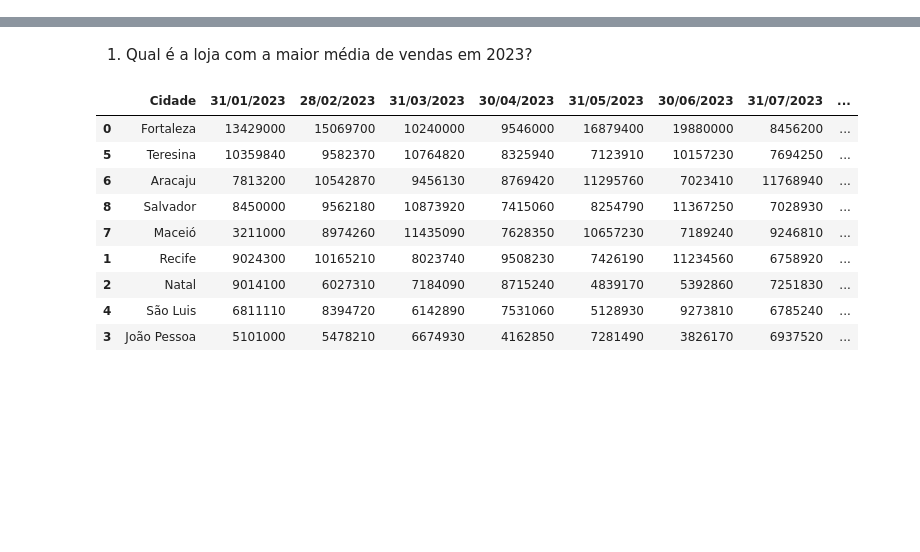
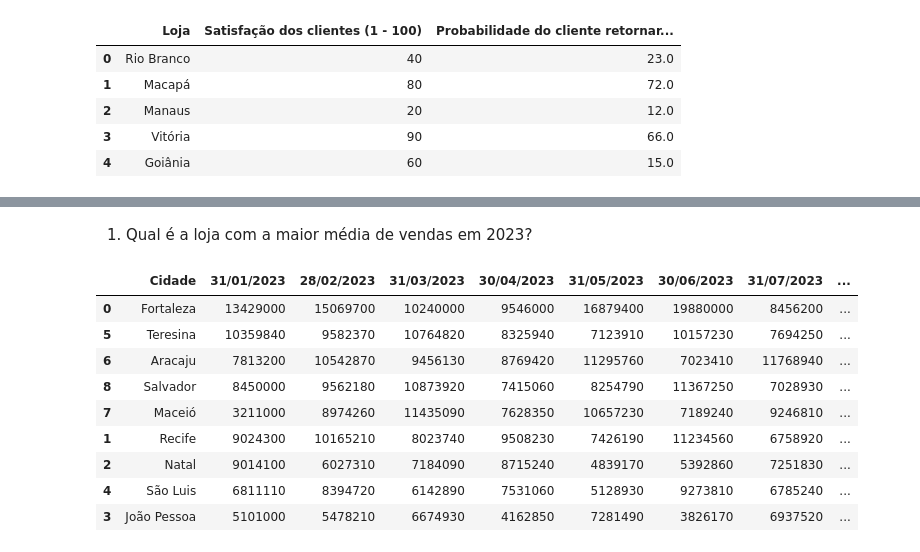
Before and after one commit to NiEl0503/SimuladorNivel1, a Jupyter notebook: Simulador1.ipynb, the cells around one changed output, grey strips where cells are left out. Cells and saved outputs as stored; diff of their text form; code cells hidden in the pictures; blank space fills up the shorter version.

```diff
--- a/Simulador1.ipynb
+++ b/Simulador1.ipynb
@@ -16,0 +27,10 @@ vendas_2023 = pd.read_excel('/content/Vendas de 2023.xlsx')
+# %%
+# Revendo o df satisfacao_cliente
+satisfacao_cliente.head()
+# %% [output]
+|  | Loja | Satisfação dos clientes (1 - 100) | Probabilidade do cliente retornar... |
+| 0 | Rio Branco | 40 | 23.0 |
+| 1 | Macapá | 80 | 72.0 |
+| 2 | Manaus | 20 | 12.0 |
+| 3 | Vitória | 90 | 66.0 |
+| 4 | Goiânia | 60 | 15.0 |
```
Also changed, not shown: parts of 5 cells of this notebook.
